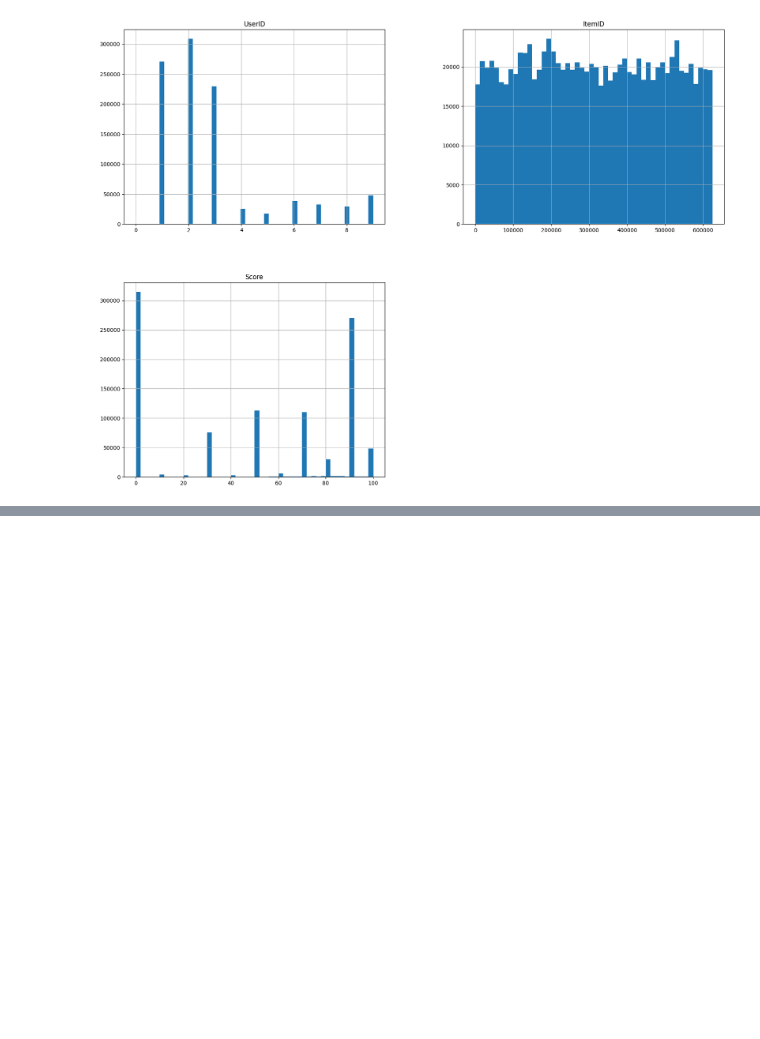
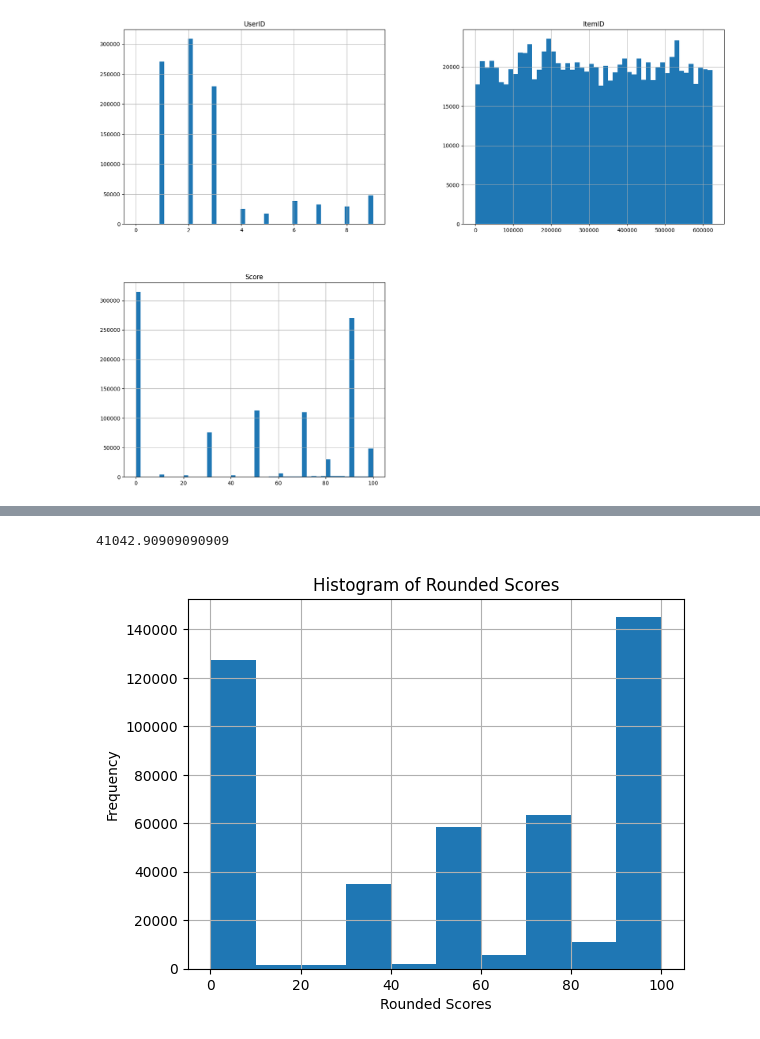
Before and after one commit to EricCallaway/Music_Recommendation_Application, a Jupyter notebook: music_recommender_system_02.ipynb, the cells around one changed output, grey strips where cells are left out. Cells and saved outputs as stored; diff of their text form; code cells hidden in the pictures; blank space fills up the shorter version.

```diff
--- a/music_recommender_system_02.ipynb
+++ b/music_recommender_system_02.ipynb
@@ -198,0 +207,3 @@ plt.show()
+# %%
+# round the scores to the nearest 10 and multiply by 10 to get the rounded value
+merged_df['rounded_score'] = round(merged_df['Score'] / 10) * 10
@@ -198,0 +234,15 @@ plt.show()
+# %%
+merged_df['rounded_score'].value_counts().mean()
+# %% [output]
+41042.90909090909
+# %%
+# plot a histogram of the 'scores' column
+merged_df['rounded_score'].hist()
+
+# add axis labels and a title
+plt.xlabel('Rounded Scores')
+plt.ylabel('Frequency')
+plt.title('Histogram of Rounded Scores')
+plt.show()
+# %% [output]
+[figure, added]
```
Also changed, not shown: parts of 30 cells of this notebook.
